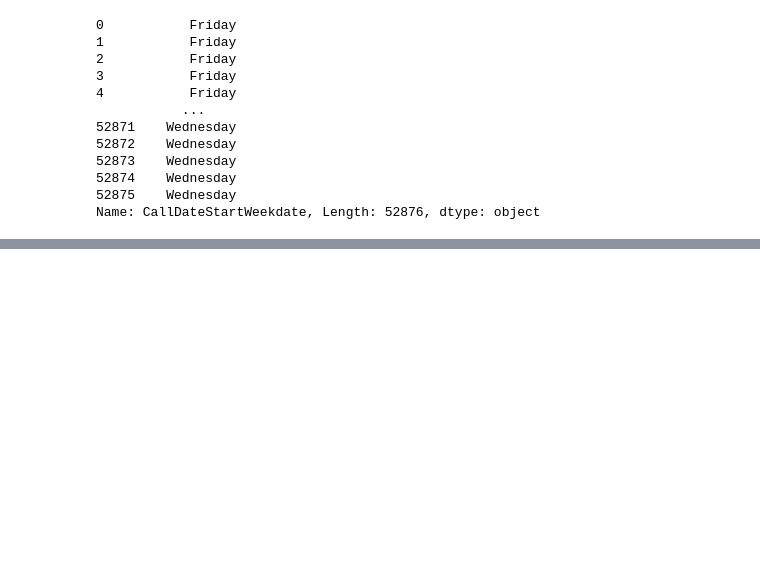
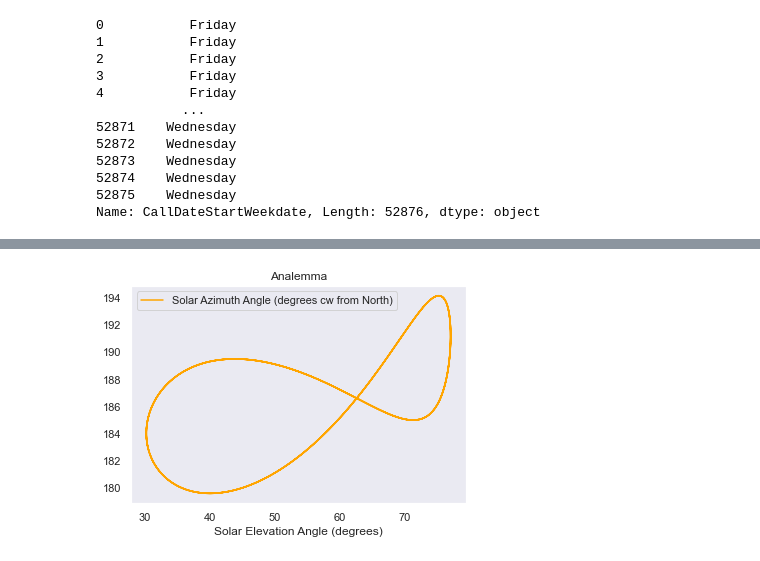
Before and after one commit to NSS-Data-Analytics-Cohort-6/fcs-crisis-sailing-the-seaborn, a Jupyter notebook: notebooks/philnotebook.ipynb, the cells around one changed output, grey strips where cells are left out. Saved outputs shown, nothing was run; the diff lists cells and outputs as text; code cells hidden in the pictures; blank space fills up the shorter version.

Commit message:
Added a bunch of mostly useless garbage but there's some neat sunrise sunset stuff in there?

```diff
--- a/notebooks/philnotebook.ipynb
+++ b/notebooks/philnotebook.ipynb
@@ -540,0 +632,11 @@ Name: CallDateStartWeekdate, Length: 52876, dtype: object
+# %%
+lat = 36.174465
+long =  -86.767960
+local_tz = -6
+
+number_of_years = 4
+start_date = datetime.date(2019,1,1)
+
+nashvilletime = sunriset.to_pandas(start_date, lat, long, local_tz, number_of_years)
+nashvilletime.reset_index(inplace=True)
+nashvilletime
@@ -540,0 +657,8 @@ Name: CallDateStartWeekdate, Length: 52876, dtype: object
+# %%
+nashvilletime.plot(x='Solar Elevation Angle (degrees)',
+        y='Solar Azimuth Angle (degrees cw from North)',
+        color='orange',
+        title='Analemma')
+plt.show()
+# %% [output]
+[figure, added]
```
Also changed, not shown: parts of 66 cells of this notebook.
